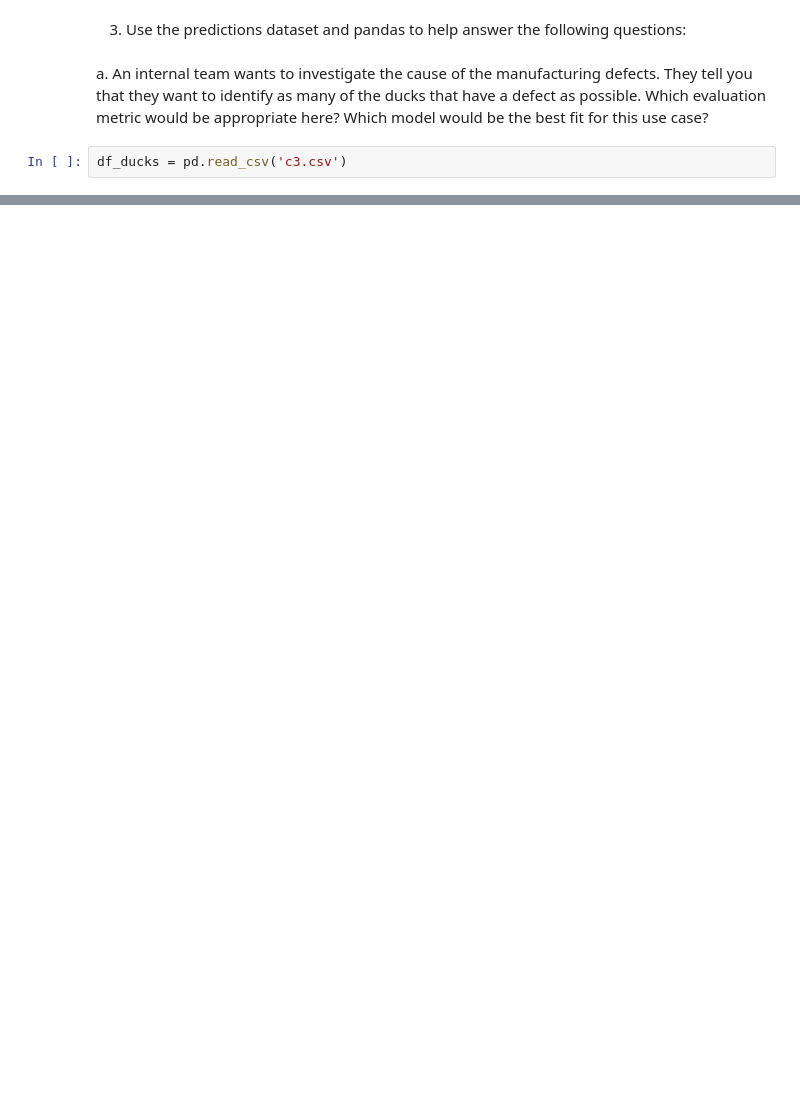
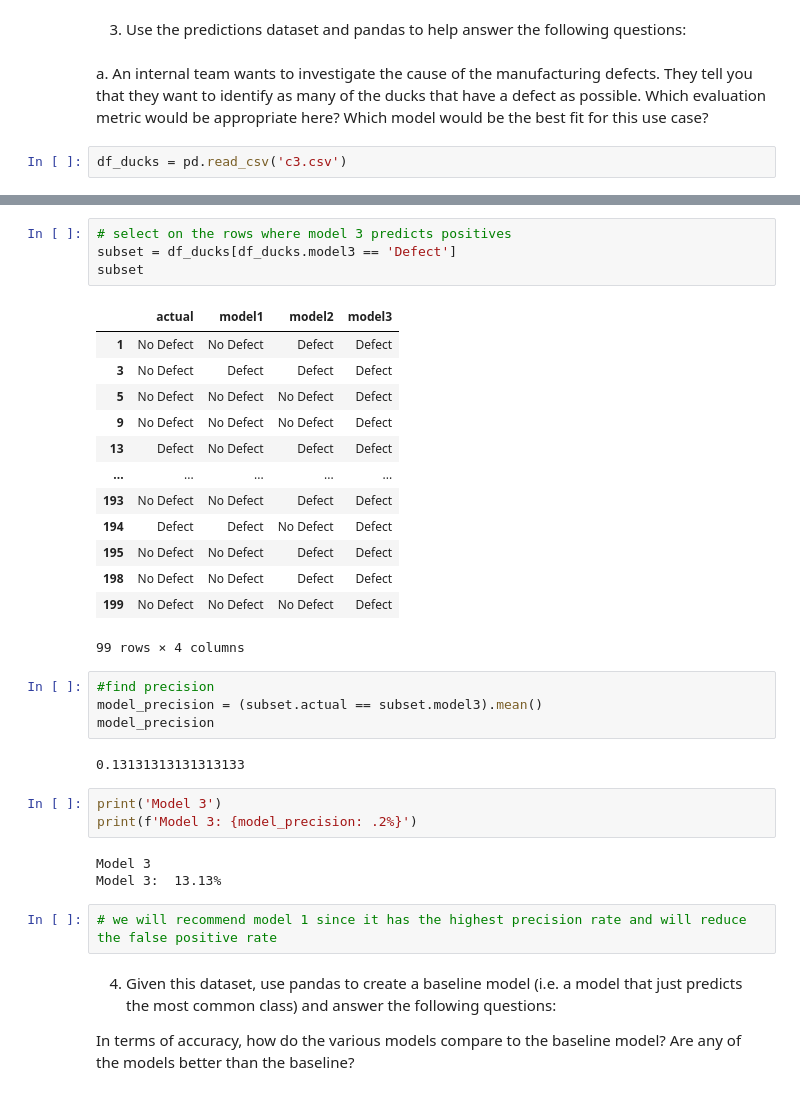
Before and after one commit to SLawsonWoods/classification-exercises, a Jupyter notebook: model_evaluation.ipynb, the cells around one changed output, grey strips where cells are left out. Cells and saved outputs as stored; diff of their text form; blank space fills up the shorter version.

```diff
--- a/model_evaluation.ipynb
+++ b/model_evaluation.ipynb
@@ -116,0 +170,36 @@ baseline_accuracy =(df_ducks_mo)
+# %%
+# select on the rows where model 3 predicts positives
+subset = df_ducks[df_ducks.model3 == 'Defect']
+subset
+# %% [output]
+|  | actual | model1 | model2 | model3 |
+| 1 | No Defect | No Defect | Defect | Defect |
+| 3 | No Defect | Defect | Defect | Defect |
+| 5 | No Defect | No Defect | No Defect | Defect |
+| 9 | No Defect | No Defect | No Defect | Defect |
+| 13 | Defect | No Defect | Defect | Defect |
+| ... | ... | ... | ... | ... |
+| 193 | No Defect | No Defect | Defect | Defect |
+| 194 | Defect | Defect | No Defect | Defect |
+| 195 | No Defect | No Defect | Defect | Defect |
+| 198 | No Defect | No Defect | Defect | Defect |
+| 199 | No Defect | No Defect | No Defect | Defect |
+99 rows × 4 columns
+# %%
+#find precision
+model_precision = (subset.actual == subset.model3).mean()
+model_precision
+# %% [output]
+0.13131313131313133
+# %%
+print('Model 3')
+print(f'Model 3: {model_precision: .2%}')
+# %% [output]
+Model 3
+Model 3:  13.13%
+# %%
+# we will recommend model 1 since it has the highest precision rate and will reduce the false positive rate
+# %% [markdown]
+4. Given this dataset, use pandas to create a baseline model (i.e. a model that just predicts the most common class) and answer the following questions:
+
+In terms of accuracy, how do the various models compare to the baseline model? Are any of the models better than the baseline?
```
Also changed, not shown: parts of 55 cells of this notebook, 4 other files.
